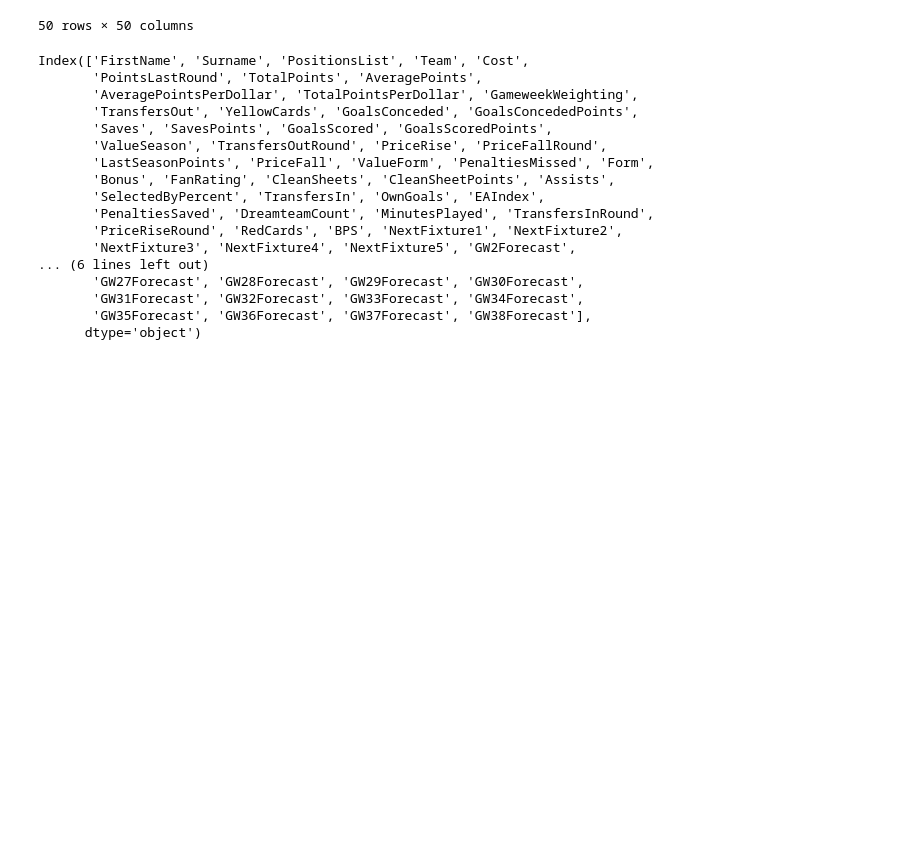
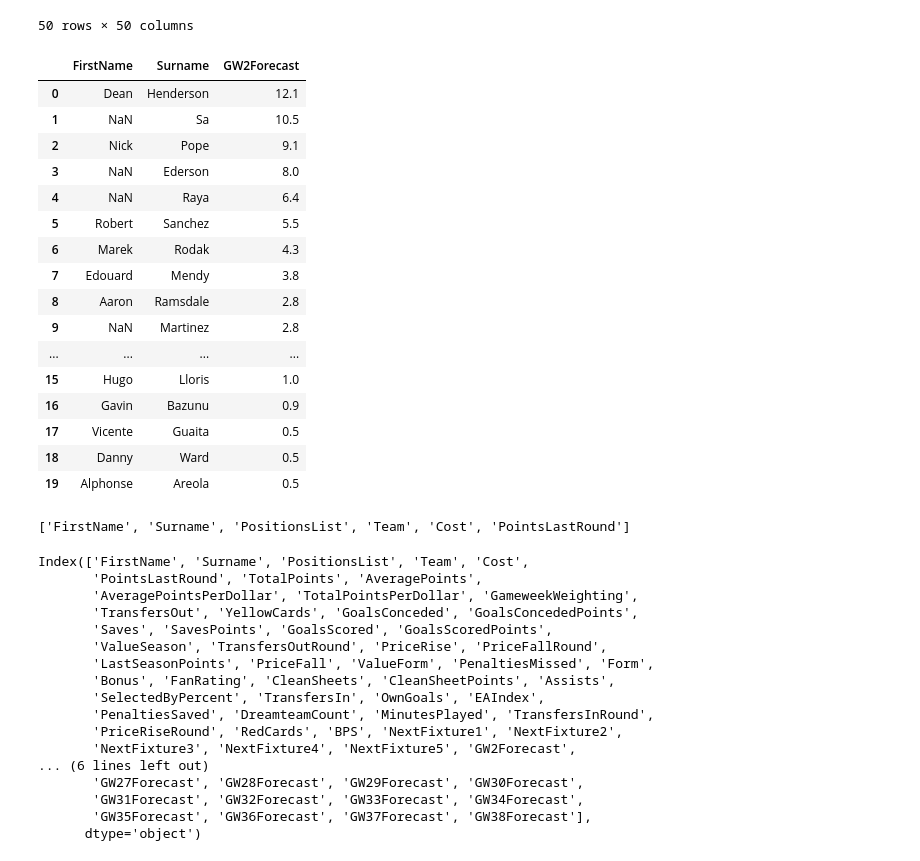
Before and after one commit to loaiwalid07/fantasy, a Jupyter notebook: analysis_note.ipynb, the cells around one changed output. Cells and saved outputs as stored; diff of their text form; code cells hidden in the pictures; blank space fills up the shorter version.

```diff
--- a/analysis_note.ipynb
+++ b/analysis_note.ipynb
@@ -68,3 +68,23 @@ data.sort_values(by=['PointsLastRound'],ascending=False)[data.columns[:(data.col
 | 77 | Dan | Burn | DEF | NEW | 4500000 | 6 | 6 | 6 | ... |
 | 411 | Nick | Pope | GLK | NEW | 5000000 | 6 | 6 | 6 | ... |
 50 rows × 50 columns
+# %%
+data[data.PositionsList == 'GLK'].sort_values(by=[data.columns[(data.columns.get_indexer(['NextFixture5'])+1)][0]],ascending=False,ignore_index=True)[['FirstName','Surname',data.columns[(data.columns.get_indexer(['NextFixture5'])+1)[0]]]].head(20)
+# %% [output]
+|  | FirstName | Surname | GW2Forecast |
+| 0 | Dean | Henderson | 12.1 |
+| 1 | NaN | Sa | 10.5 |
+| 2 | Nick | Pope | 9.1 |
+| 3 | NaN | Ederson | 8.0 |
+| 4 | NaN | Raya | 6.4 |
+| 5 | Robert | Sanchez | 5.5 |
+| 6 | Marek | Rodak | 4.3 |
+| 7 | Edouard | Mendy | 3.8 |
+| 8 | Aaron | Ramsdale | 2.8 |
+| 9 | NaN | Martinez | 2.8 |
+| ... | ... | ... | ... |
+| 15 | Hugo | Lloris | 1.0 |
+| 16 | Gavin | Bazunu | 0.9 |
+| 17 | Vicente | Guaita | 0.5 |
+| 18 | Danny | Ward | 0.5 |
+| 19 | Alphonse | Areola | 0.5 |
@@ -70,0 +93,4 @@ data.sort_values(by=['PointsLastRound'],ascending=False)[data.columns[:(data.col
+# %%
+cols
+# %% [output]
+['FirstName', 'Surname', 'PositionsList', 'Team', 'Cost', 'PointsLastRound']
```
Also changed, not shown: parts of 9 cells of this notebook, 1 other file.
